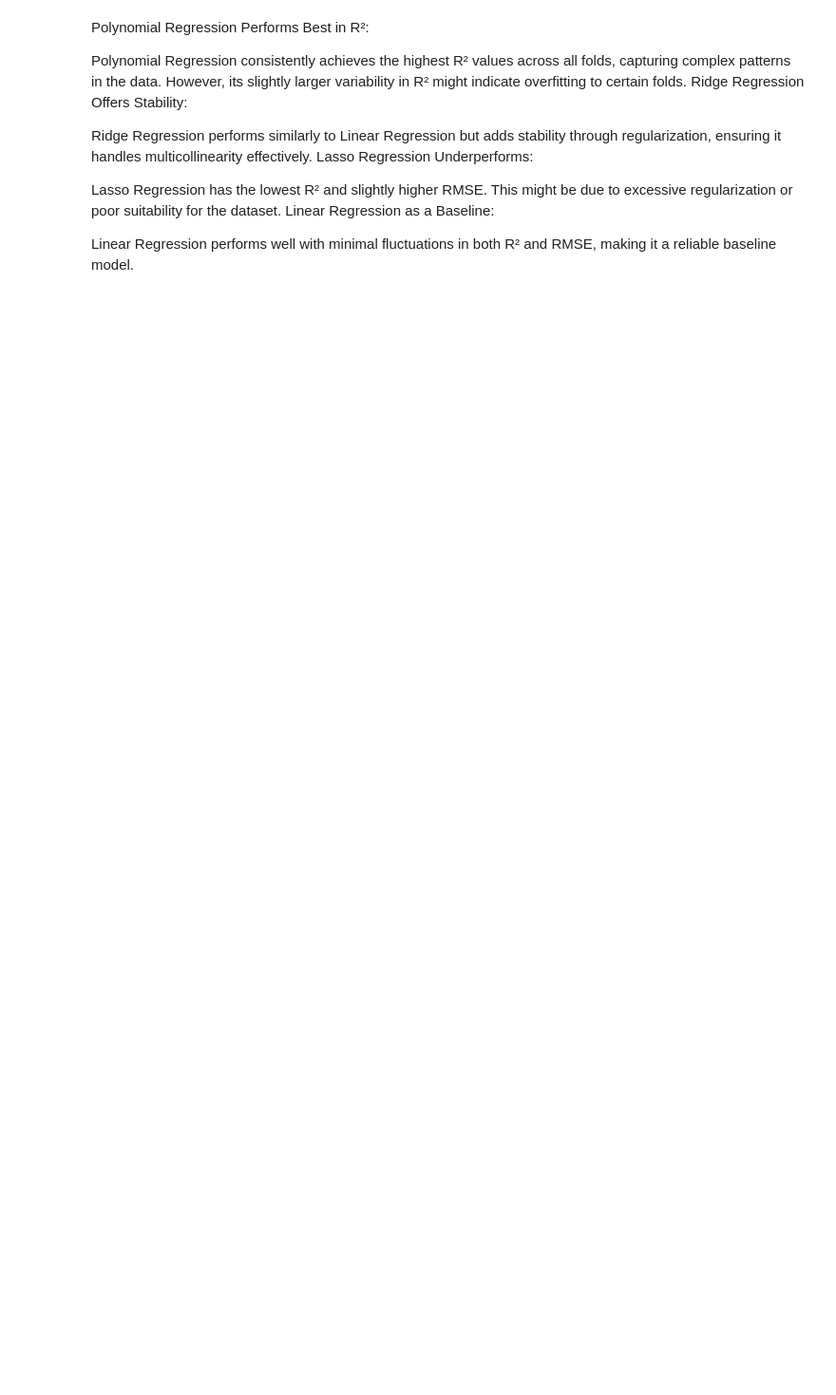
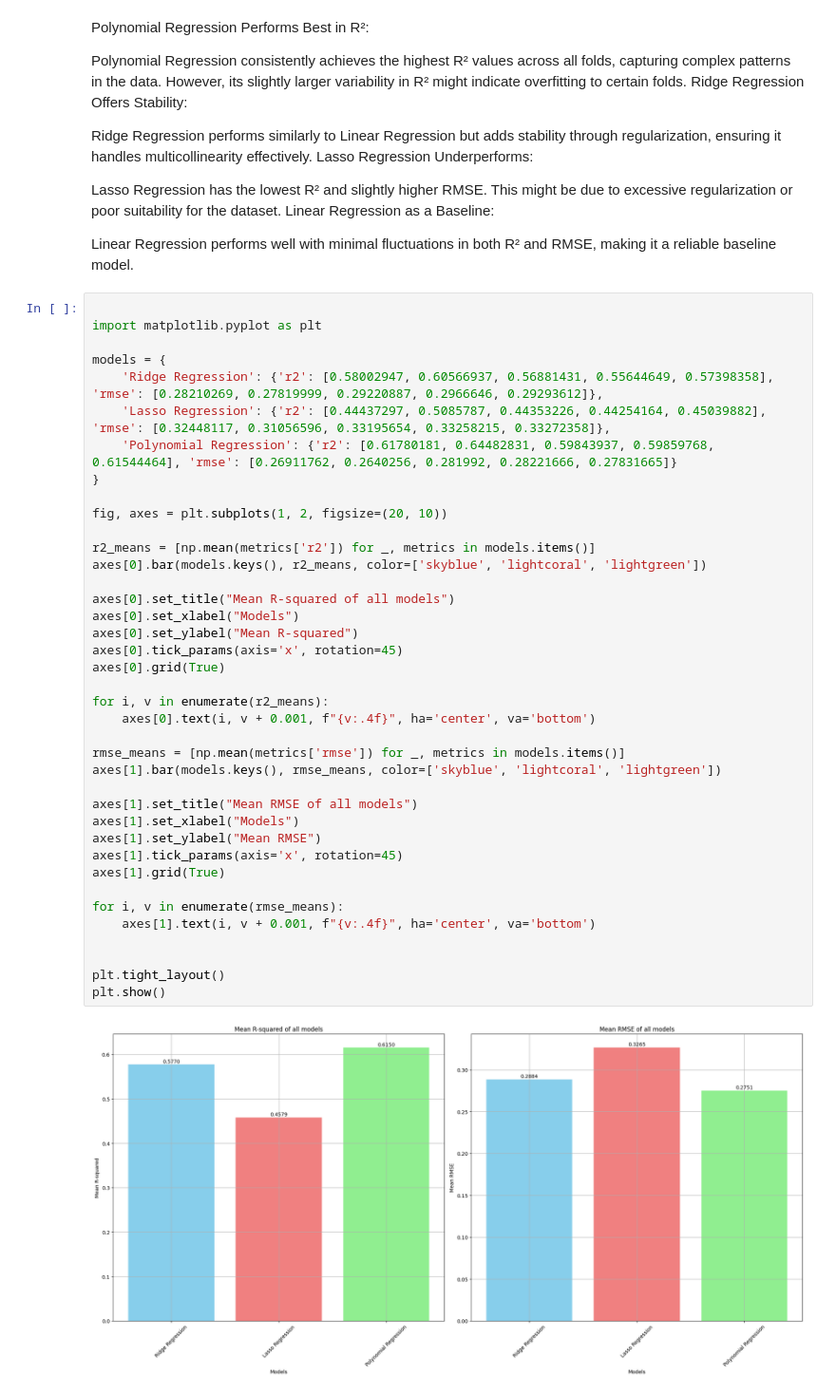
Before and after one commit to SAMYSOSERIOUS/Stats-analytics, a Jupyter notebook: DataDay7.ipynb, the cells around one changed output. Shown: that part at 95% size. Saved outputs shown, nothing was run; the diff lists cells and outputs as text; blank space fills up the shorter version.

```diff
--- a/DataDay7.ipynb
+++ b/DataDay7.ipynb
@@ -576,3 +577,44 @@ Lasso Regression has the lowest R² and slightly higher RMSE. This might be due
 Linear Regression as a Baseline:
 
 Linear Regression performs well with minimal fluctuations in both R² and RMSE, making it a reliable baseline model.
+# %%
+
+import matplotlib.pyplot as plt
+
+models = {
+    'Ridge Regression': {'r2': [0.58002947, 0.60566937, 0.56881431, 0.55644649, 0.57398358], 'rmse': [0.28210269, 0.27819999, 0.29220887, 0.2966646, 0.29293612]},
+    'Lasso Regression': {'r2': [0.44437297, 0.5085787, 0.44353226, 0.44254164, 0.45039882], 'rmse': [0.32448117, 0.31056596, 0.33195654, 0.33258215, 0.33272358]},
+    'Polynomial Regression': {'r2': [0.61780181, 0.64482831, 0.59843937, 0.59859768, 0.61544464], 'rmse': [0.26911762, 0.2640256, 0.281992, 0.28221666, 0.27831665]}
+}
+
+fig, axes = plt.subplots(1, 2, figsize=(20, 10))
+
+r2_means = [np.mean(metrics['r2']) for _, metrics in models.items()]
+axes[0].bar(models.keys(), r2_means, color=['skyblue', 'lightcoral', 'lightgreen'])
+
+axes[0].set_title("Mean R-squared of all models")
+axes[0].set_xlabel("Models")
+axes[0].set_ylabel("Mean R-squared")
+axes[0].tick_params(axis='x', rotation=45)
+axes[0].grid(True)
+
+for i, v in enumerate(r2_means):
+    axes[0].text(i, v + 0.001, f"{v:.4f}", ha='center', va='bottom')
+
+rmse_means = [np.mean(metrics['rmse']) for _, metrics in models.items()]
+axes[1].bar(models.keys(), rmse_means, color=['skyblue', 'lightcoral', 'lightgreen'])
+
+axes[1].set_title("Mean RMSE of all models")
+axes[1].set_xlabel("Models")
+axes[1].set_ylabel("Mean RMSE")
+axes[1].tick_params(axis='x', rotation=45)
+axes[1].grid(True)
+
+for i, v in enumerate(rmse_means):
+    axes[1].text(i, v + 0.001, f"{v:.4f}", ha='center', va='bottom')
+
+
+plt.tight_layout()
+plt.show()
+# %% [output]
+[figure, added]
```
Also changed, not shown: parts of 11 cells of this notebook.
